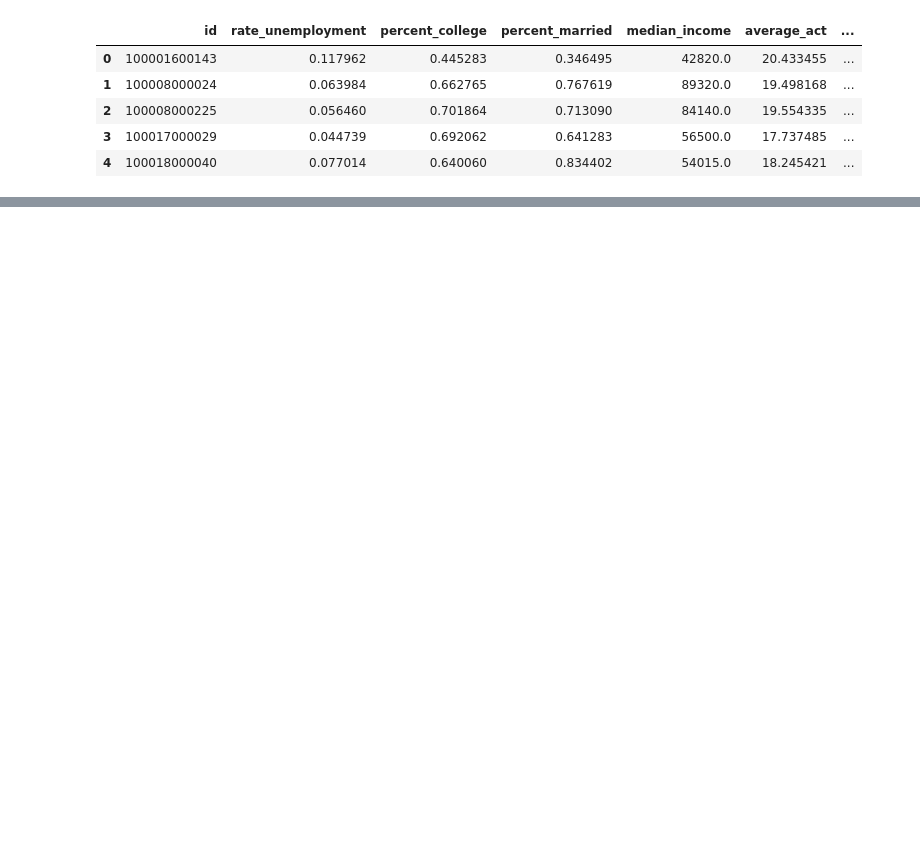
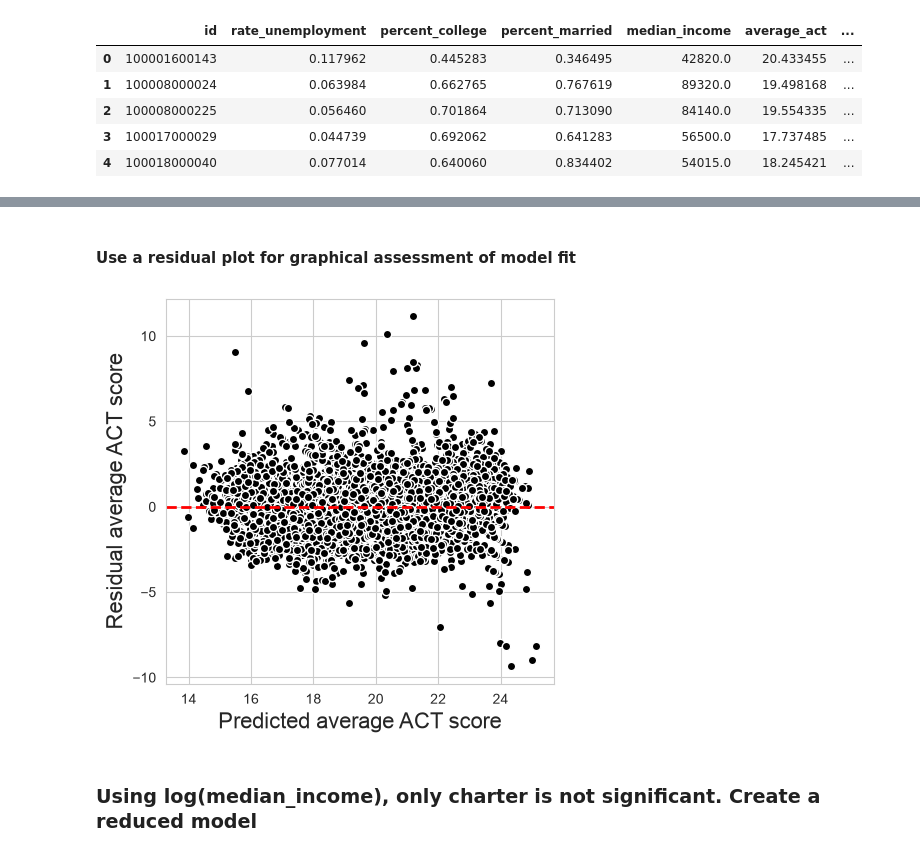
Before and after one commit to mattejoey/education, a Jupyter notebook: code/Education_Project.ipynb, the cells around one changed output, grey strips where cells are left out. Saved outputs shown, nothing was run; the diff lists cells and outputs as text; code cells hidden in the pictures; blank space fills up the shorter version.

```diff
--- a/code/Education_Project.ipynb
+++ b/code/Education_Project.ipynb
@@ -515,0 +629,5 @@ df.head()
+# %%
+df['log_median_income'] = np.log(df['median_income'])
+# %%
+model2 = smf.ols(formula='average_act ~ rate_unemployment + percent_college + percent_lunch + percent_married + log_median_income + C(charter) + C(state)',
+                data=df).fit()
@@ -515,0 +654,18 @@ df.head()
+# %% [markdown]
+#### Use a residual plot for graphical assessment of model fit
+# %%
+y_hat = model2.predict()
+# %%
+plt.figure(figsize=(5,5))
+
+plt.plot(y_hat, model2.resid, 'ko', mec='w')
+plt.axhline(0, color='r', linestyle='dashed', lw=2)
+
+plt.xlabel('Predicted average ACT score', fontsize=16)
+plt.ylabel('Residual average ACT score', fontsize=16)
+
+plt.show()
+# %% [output]
+[figure, added]
+# %% [markdown]
+### Using log(median_income), only charter is not significant. Create a reduced model
```
Also changed, not shown: parts of 74 cells of this notebook, 3 other files.
